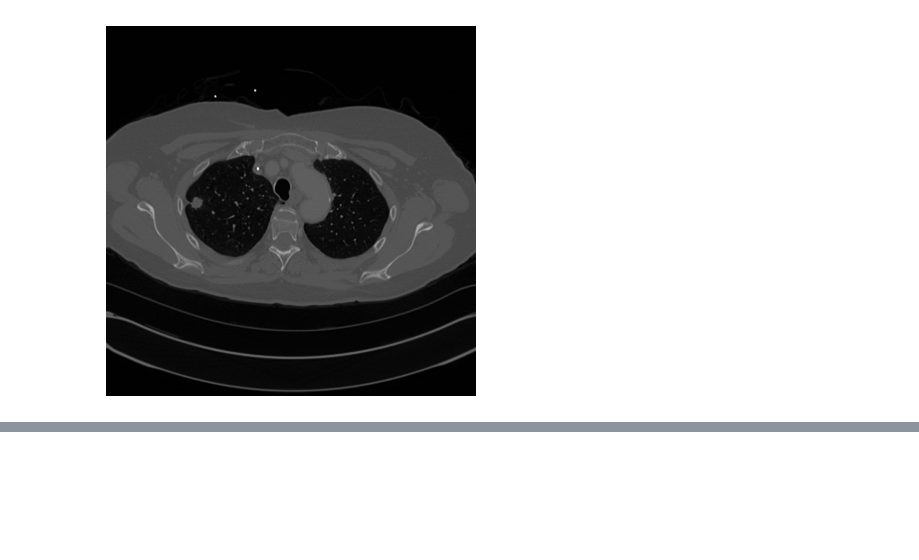
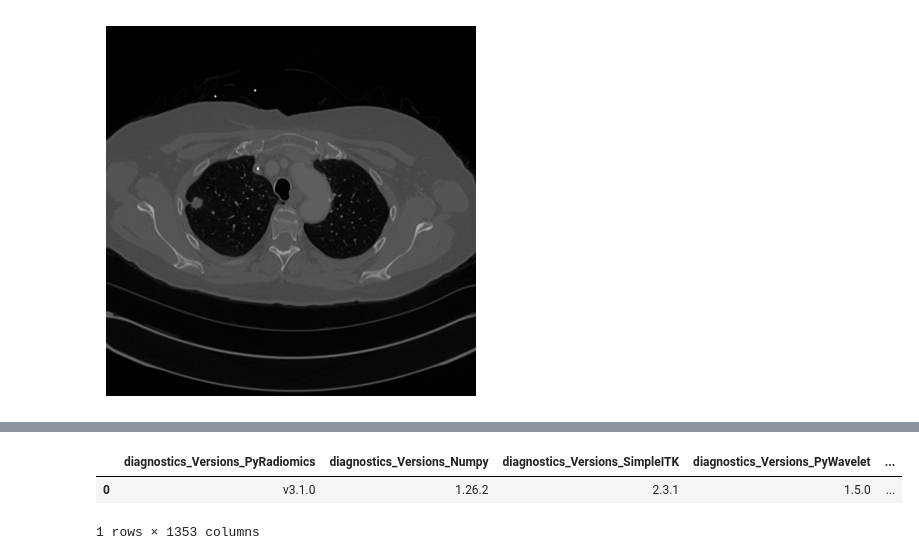
Before and after one commit to bhklab/readii, a Jupyter notebook: docs/example.ipynb, the cells around one changed output, grey strips where cells are left out. Drawn from its saved outputs; the diff is of its cells as text; code cells hidden in the pictures; blank space fills up the shorter version.

```diff
--- a/docs/example.ipynb
+++ b/docs/example.ipynb
@@ -56,0 +88,5 @@ displayImageSlice(ctImage, 240)
+# %%
+from yarea.feature_extraction import singleRadiomicFeatureExtraction
+
+pyradiomicsParamFilePath = "../src/yarea/data/default_pyradiomics.yaml"
+radiomicFeatures = singleRadiomicFeatureExtraction(ctImage, roiImage, pyradiomicsParamFilePath)
@@ -56,0 +108,7 @@ displayImageSlice(ctImage, 240)
+# %%
+import pandas as pd
+pd.DataFrame.from_dict(radiomicFeatures, orient="index").transpose()
+# %% [output]
+|  | diagnostics_Versions_PyRadiomics | diagnostics_Versions_Numpy | diagnostics_Versions_SimpleITK | diagnostics_Versions_PyWavelet | ... |
+| 0 | v3.1.0 | 1.26.2 | 2.3.1 | 1.5.0 | ... |
+1 rows × 1353 columns
```
Also changed, not shown: parts of 8 cells of this notebook.
